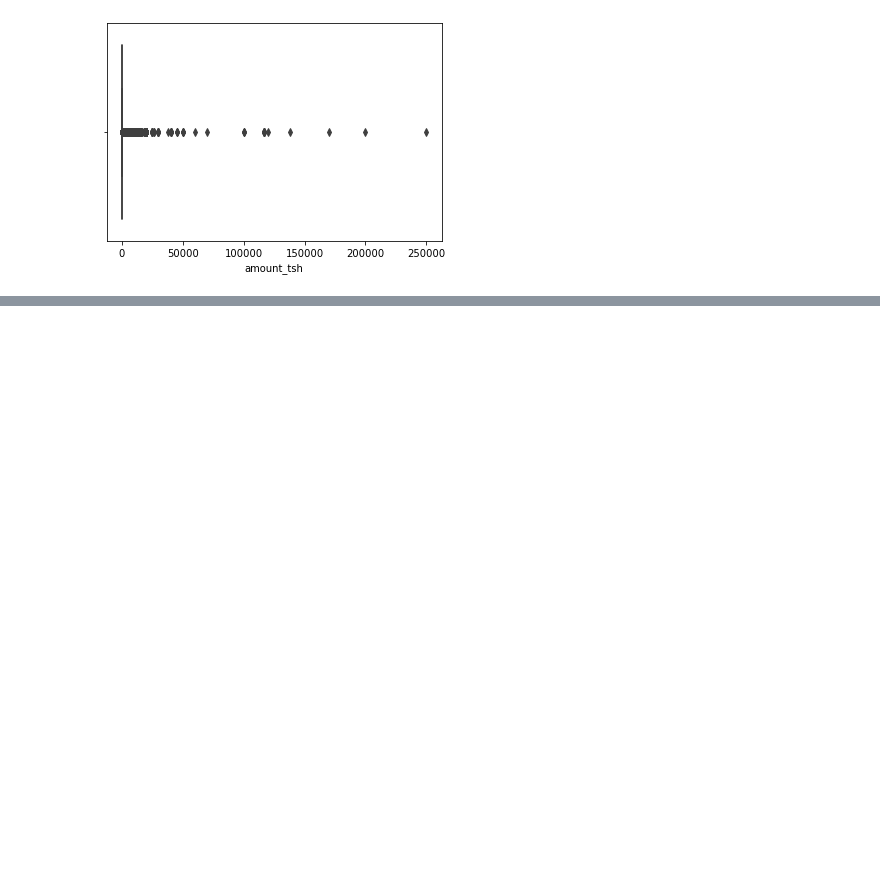
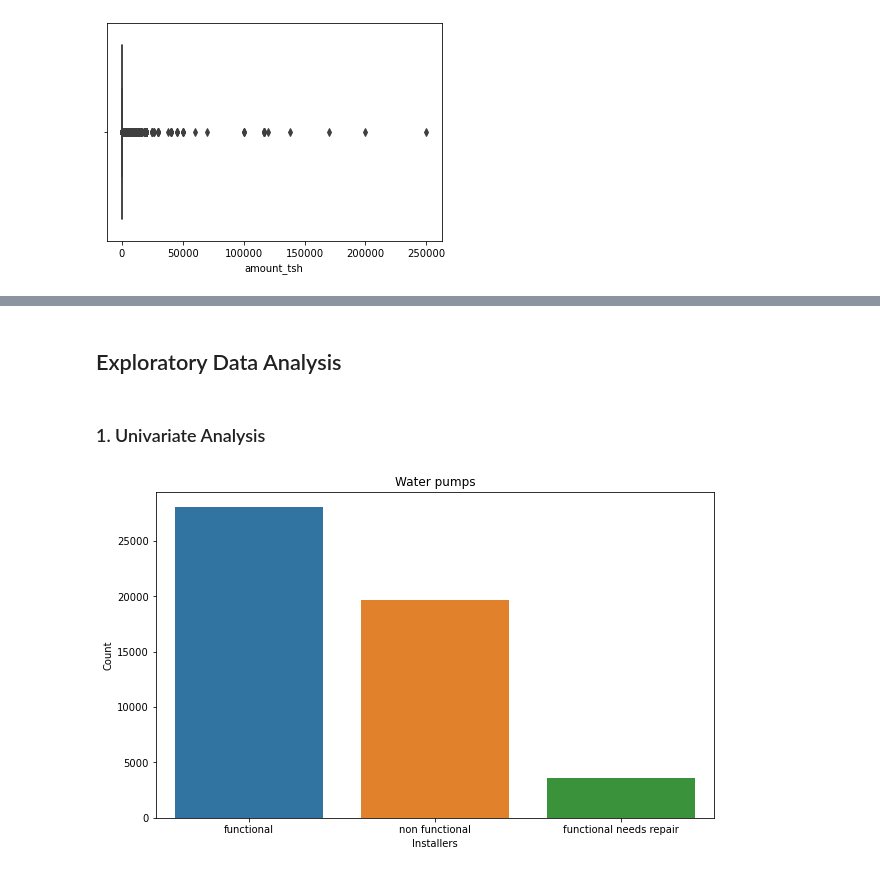
Before and after one commit to brian-magembe/Tanzania_Water_Wells, a Jupyter notebook: The Miner League.ipynb, the cells around one changed output, grey strips where cells are left out. Cells and saved outputs as stored; diff of their text form; code cells hidden in the pictures; blank space fills up the shorter version.

```diff
--- a/The Miner League.ipynb
+++ b/The Miner League.ipynb
@@ -315,0 +350,13 @@ sns.boxplot(x='construction_year',data=tz_df);
+# %% [markdown]
+## Exploratory Data Analysis
+# %% [markdown]
+### 1. Univariate Analysis
+# %%
+plt.figure(figsize = (10, 6))
+sns.countplot(x = 'status_group', data = tz_df)
+plt.title('Water pumps')
+plt.xlabel('Installers')
+plt.ylabel('Count')
+plt.show();
+# %% [output]
+[figure, added]
```
Also changed, not shown: parts of 18 cells of this notebook.
